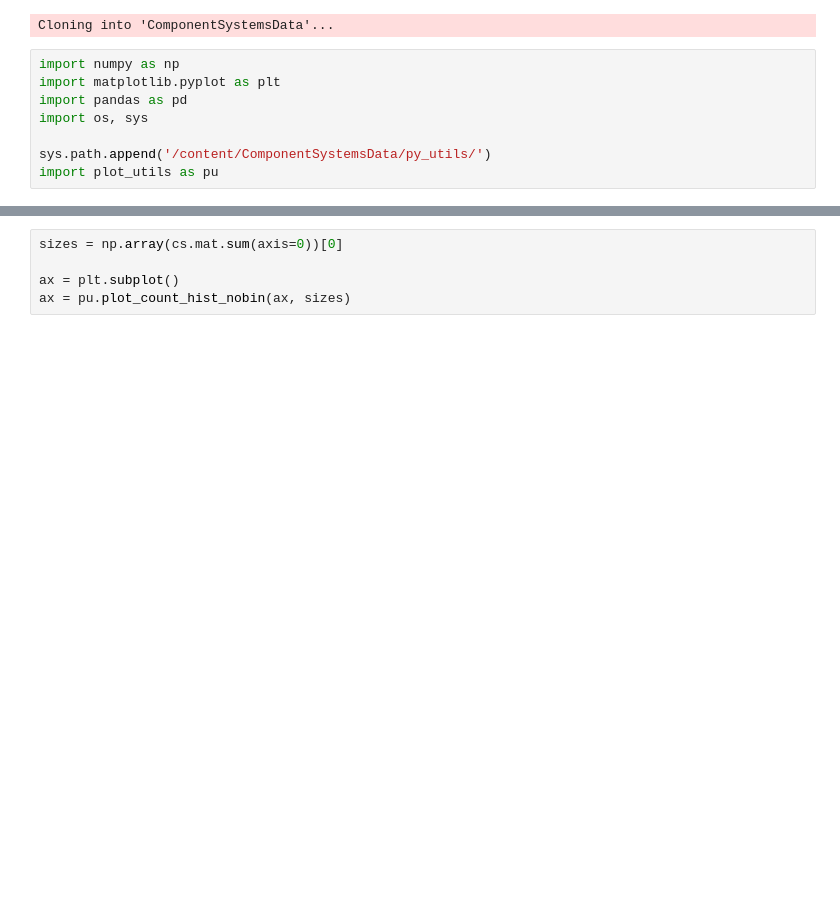
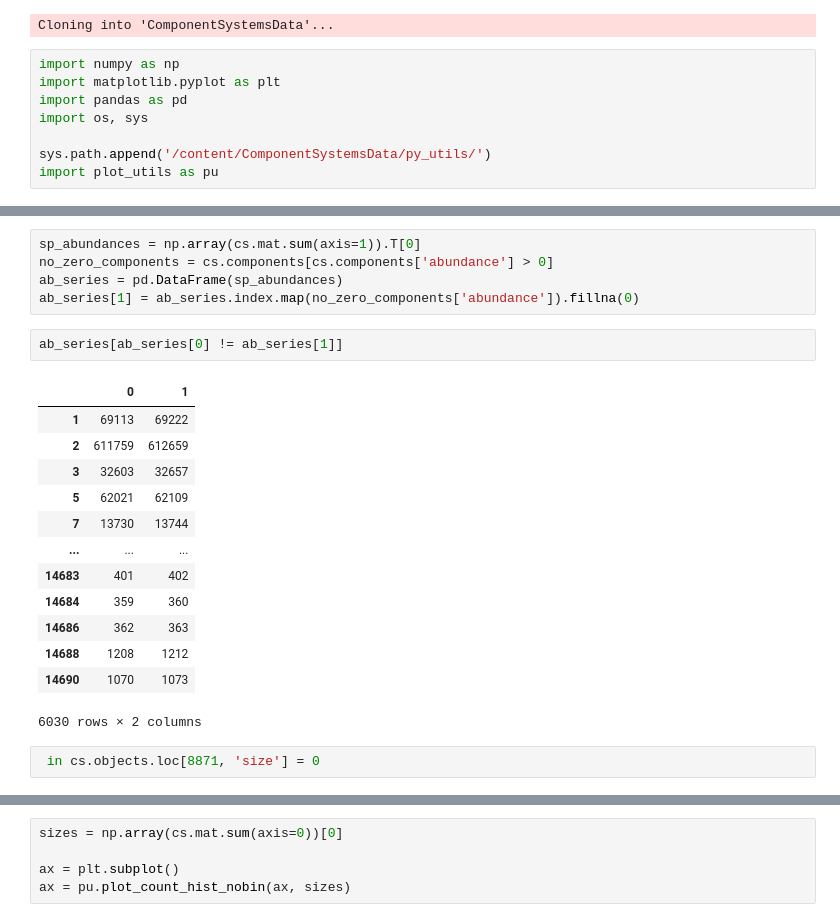
Before and after one commit to amazzoli/ComponentSystemsData, a Jupyter notebook: tutorials/1_Load_system.ipynb, the cells around one changed output, grey strips where cells are left out. Drawn from its saved outputs; the diff is of its cells as text; blank space fills up the shorter version.

```diff
--- a/tutorials/1_Load_system.ipynb
+++ b/tutorials/1_Load_system.ipynb
@@ -95,0 +119,23 @@ cs.objects
+# %%
+sp_abundances = np.array(cs.mat.sum(axis=1)).T[0]
+no_zero_components = cs.components[cs.components['abundance'] > 0]
+ab_series = pd.DataFrame(sp_abundances)
+ab_series[1] = ab_series.index.map(no_zero_components['abundance']).fillna(0)
+# %%
+ab_series[ab_series[0] != ab_series[1]]
+# %% [output]
+|  | 0 | 1 |
+| 1 | 69113 | 69222 |
+| 2 | 611759 | 612659 |
+| 3 | 32603 | 32657 |
+| 5 | 62021 | 62109 |
+| 7 | 13730 | 13744 |
+| ... | ... | ... |
+| 14683 | 401 | 402 |
+| 14684 | 359 | 360 |
+| 14686 | 362 | 363 |
+| 14688 | 1208 | 1212 |
+| 14690 | 1070 | 1073 |
+6030 rows × 2 columns
+# %%
+ in cs.objects.loc[8871, 'size'] = 0
```
Also changed, not shown: parts of 7 cells of this notebook.
